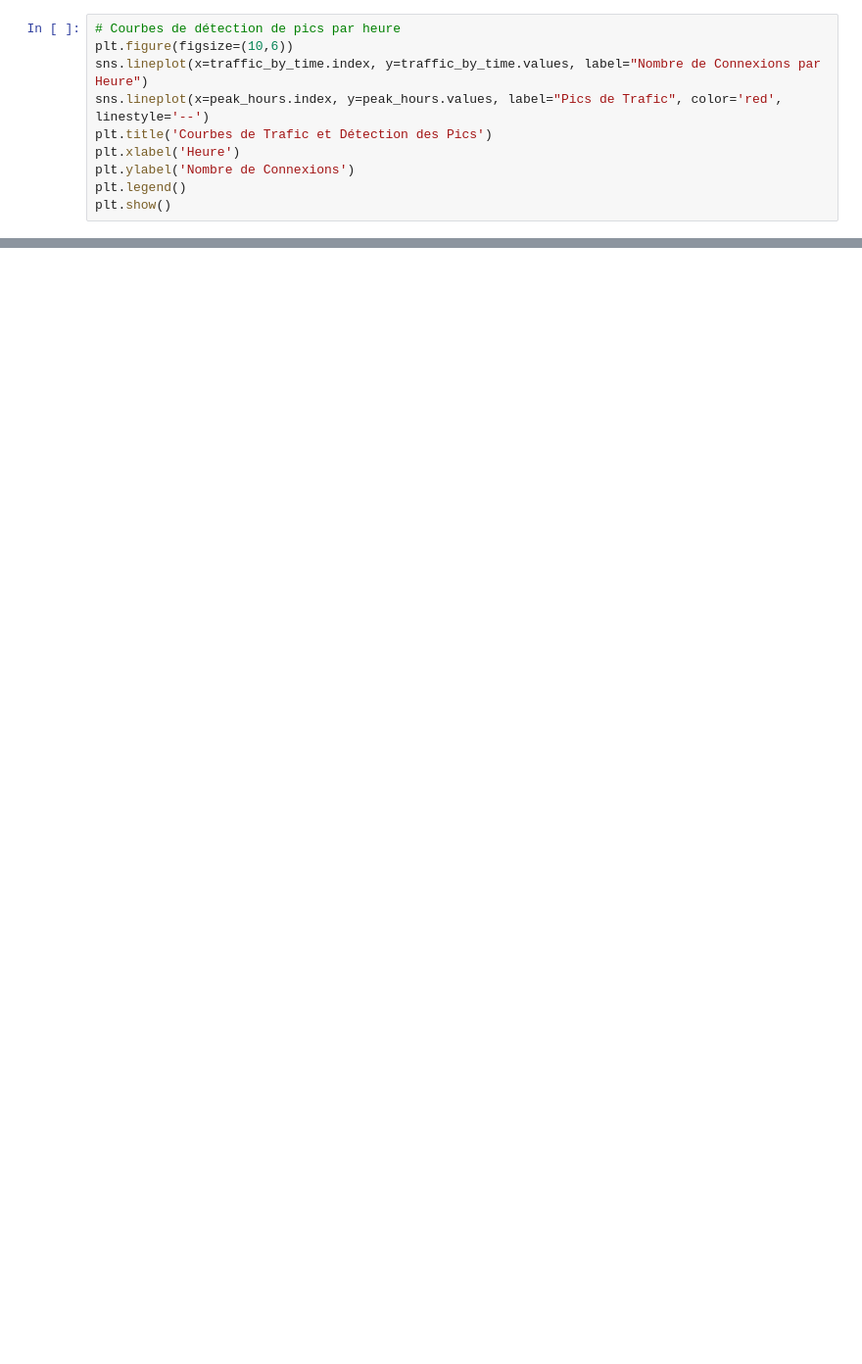
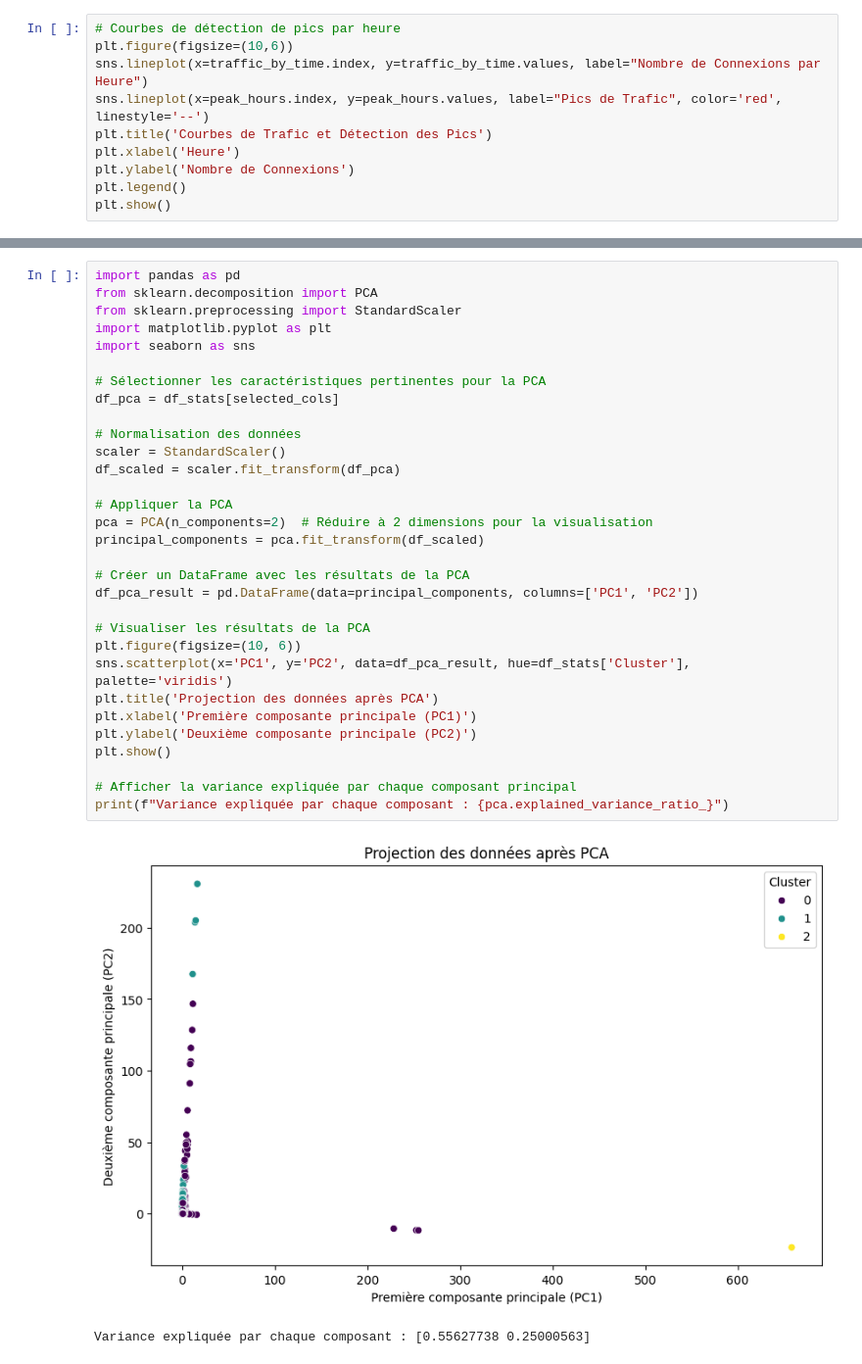
Before and after one commit to hugocollin/challenge_sise_opsie, a Jupyter notebook: src/ml/clustering.ipynb, the cells around one changed output, grey strips where cells are left out. Shown at 98% size. Saved outputs shown, nothing was run; the diff lists cells and outputs as text; blank space fills up the shorter version.

```diff
--- a/src/ml/clustering.ipynb
+++ b/src/ml/clustering.ipynb
@@ -84,0 +369,34 @@ plt.show()
+# %%
+import pandas as pd
+from sklearn.decomposition import PCA
+from sklearn.preprocessing import StandardScaler
+import matplotlib.pyplot as plt
+import seaborn as sns
+
+# Sélectionner les caractéristiques pertinentes pour la PCA
+df_pca = df_stats[selected_cols]
+
+# Normalisation des données
+scaler = StandardScaler()
+df_scaled = scaler.fit_transform(df_pca)
+
+# Appliquer la PCA
+pca = PCA(n_components=2)  # Réduire à 2 dimensions pour la visualisation
+principal_components = pca.fit_transform(df_scaled)
+
+# Créer un DataFrame avec les résultats de la PCA
+df_pca_result = pd.DataFrame(data=principal_components, columns=['PC1', 'PC2'])
+
+# Visualiser les résultats de la PCA
+plt.figure(figsize=(10, 6))
+sns.scatterplot(x='PC1', y='PC2', data=df_pca_result, hue=df_stats['Cluster'], palette='viridis')
+plt.title('Projection des données après PCA')
+plt.xlabel('Première composante principale (PC1)')
+plt.ylabel('Deuxième composante principale (PC2)')
+plt.show()
+
+# Afficher la variance expliquée par chaque composant principal
+print(f"Variance expliquée par chaque composant : {pca.explained_variance_ratio_}")
+# %% [output]
+[figure, added]
+Variance expliquée par chaque composant : [0.55627738 0.25000563]
```
Also changed, not shown: parts of 23 cells of this notebook.
